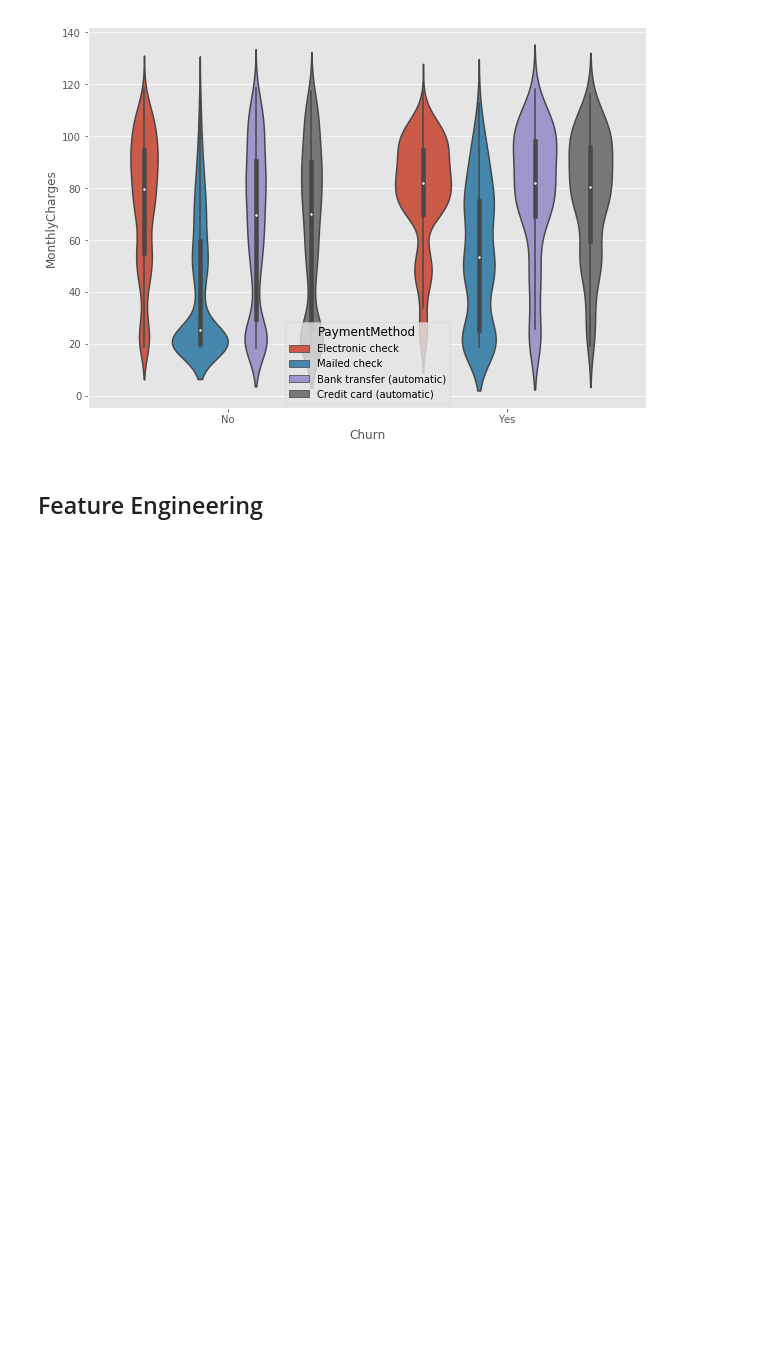
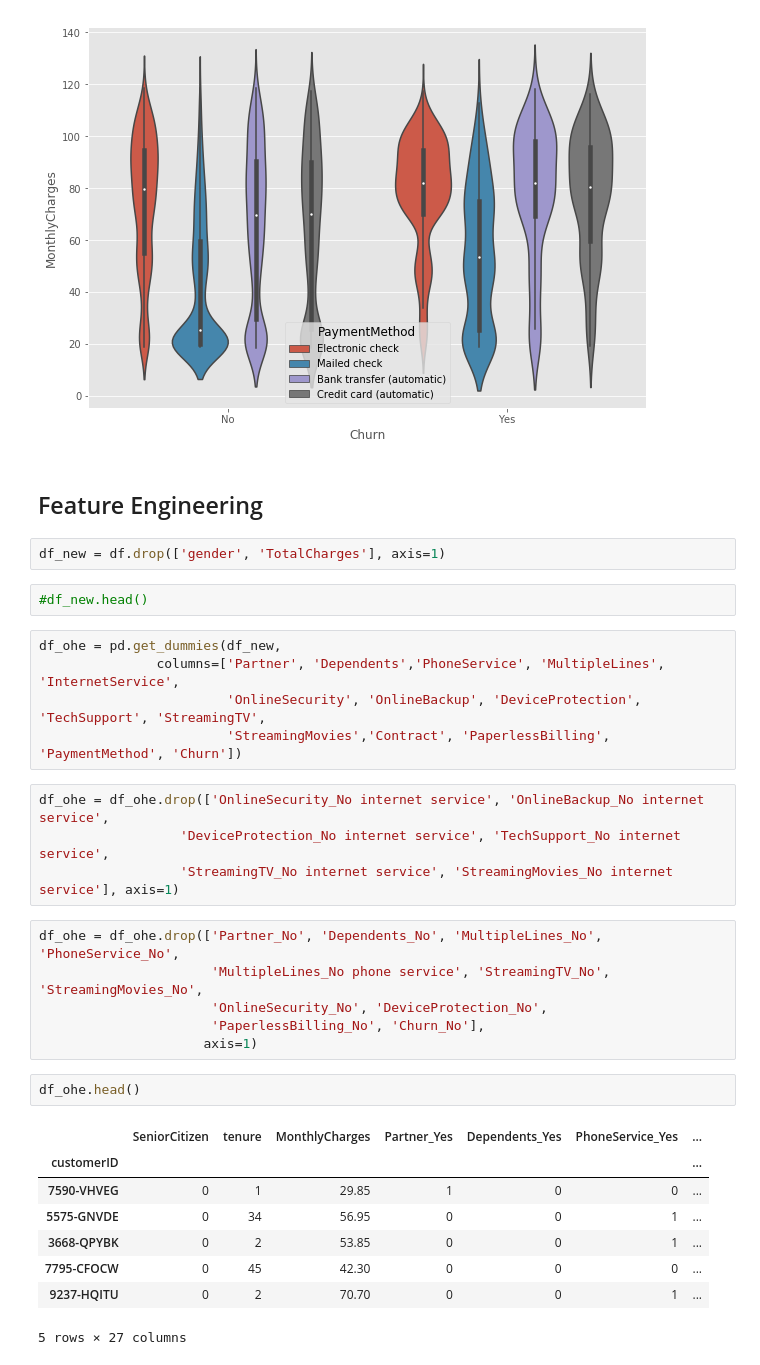
Before and after one commit to battyone/MLProjects, a Jupyter notebook: Minimize_Customer_Churn/Minimizing_churn_Telco.ipynb, the cells around one changed output. Cells and saved outputs as stored; diff of their text form; blank space fills up the shorter version.

```diff
--- a/Minimize_Customer_Churn/Minimizing_churn_Telco.ipynb
+++ b/Minimize_Customer_Churn/Minimizing_churn_Telco.ipynb
@@ -319,3 +319,33 @@ plt.show()
 [figure]
 # %% [markdown]
 ## Feature Engineering
+# %%
+df_new = df.drop(['gender', 'TotalCharges'], axis=1)
+# %%
+#df_new.head()
+# %%
+df_ohe = pd.get_dummies(df_new,
+               columns=['Partner', 'Dependents','PhoneService', 'MultipleLines', 'InternetService',
+                        'OnlineSecurity', 'OnlineBackup', 'DeviceProtection', 'TechSupport', 'StreamingTV',
+                        'StreamingMovies','Contract', 'PaperlessBilling', 'PaymentMethod', 'Churn'])
+# %%
+df_ohe = df_ohe.drop(['OnlineSecurity_No internet service', 'OnlineBackup_No internet service',
+                  'DeviceProtection_No internet service', 'TechSupport_No internet service',
+                  'StreamingTV_No internet service', 'StreamingMovies_No internet service'], axis=1)
+# %%
+df_ohe = df_ohe.drop(['Partner_No', 'Dependents_No', 'MultipleLines_No', 'PhoneService_No',
+                      'MultipleLines_No phone service', 'StreamingTV_No', 'StreamingMovies_No',
+                      'OnlineSecurity_No', 'DeviceProtection_No',
+                      'PaperlessBilling_No', 'Churn_No'],
+                     axis=1)
+# %%
+df_ohe.head()
+# %% [output]
+|  | SeniorCitizen | tenure | MonthlyCharges | Partner_Yes | Dependents_Yes | PhoneService_Yes | ... |
+| customerID |  |  |  |  |  |  | ... |
+| 7590-VHVEG | 0 | 1 | 29.85 | 1 | 0 | 0 | ... |
+| 5575-GNVDE | 0 | 34 | 56.95 | 0 | 0 | 1 | ... |
+| 3668-QPYBK | 0 | 2 | 53.85 | 0 | 0 | 1 | ... |
+| 7795-CFOCW | 0 | 45 | 42.30 | 0 | 0 | 0 | ... |
+| 9237-HQITU | 0 | 2 | 70.70 | 0 | 0 | 1 | ... |
+5 rows × 27 columns
```
Also changed, not shown: parts of 14 cells of this notebook.
